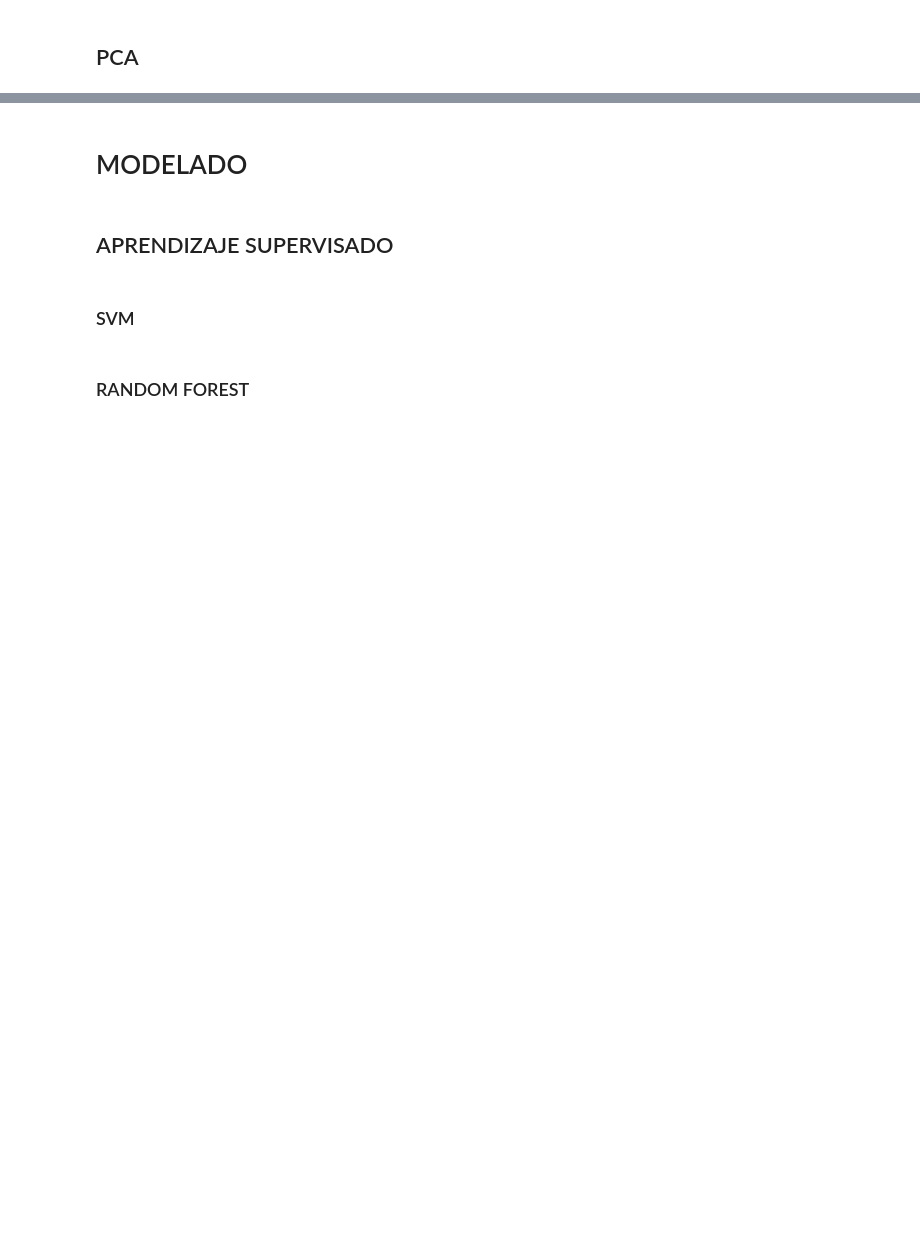
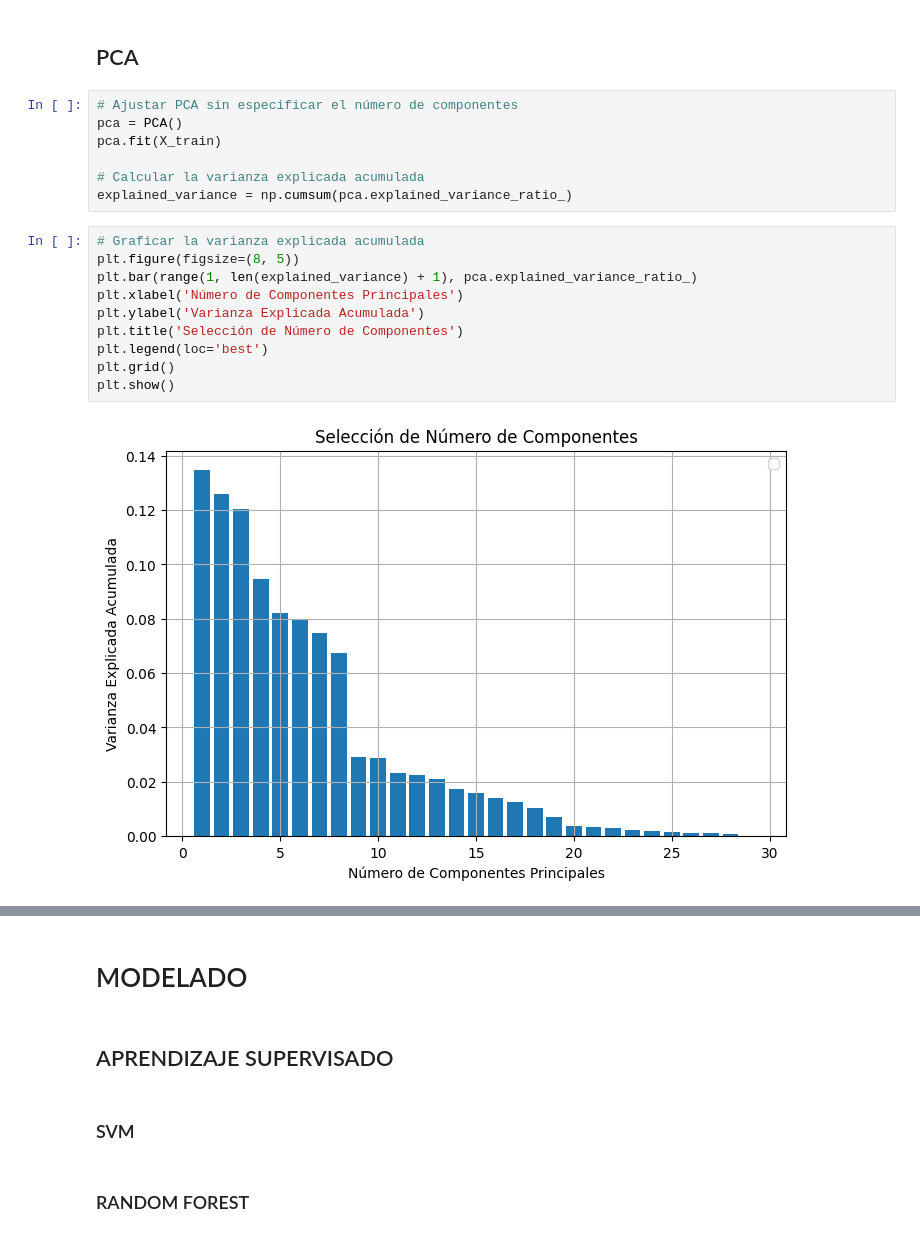
Before and after one commit to cescdovi/ANOMALY-DETECTION, a Jupyter notebook: CODE/main_analysis.ipynb, the cells around one changed output, grey strips where cells are left out. Saved outputs shown, nothing was run; the diff lists cells and outputs as text; blank space fills up the shorter version.

```diff
--- a/CODE/main_analysis.ipynb
+++ b/CODE/main_analysis.ipynb
@@ -219,2 +204,21 @@ array([ 3, 10, 23, 28])
 # %% [markdown]
 ## PCA
+# %%
+# Ajustar PCA sin especificar el número de componentes
+pca = PCA()
+pca.fit(X_train)
+
+# Calcular la varianza explicada acumulada
+explained_variance = np.cumsum(pca.explained_variance_ratio_)
+# %%
+# Graficar la varianza explicada acumulada
+plt.figure(figsize=(8, 5))
+plt.bar(range(1, len(explained_variance) + 1), pca.explained_variance_ratio_)
+plt.xlabel('Número de Componentes Principales')
+plt.ylabel('Varianza Explicada Acumulada')
+plt.title('Selección de Número de Componentes')
+plt.legend(loc='best')
+plt.grid()
+plt.show()
+# %% [output]
+[figure, added]
```
Also changed, not shown: parts of 29 cells of this notebook.
